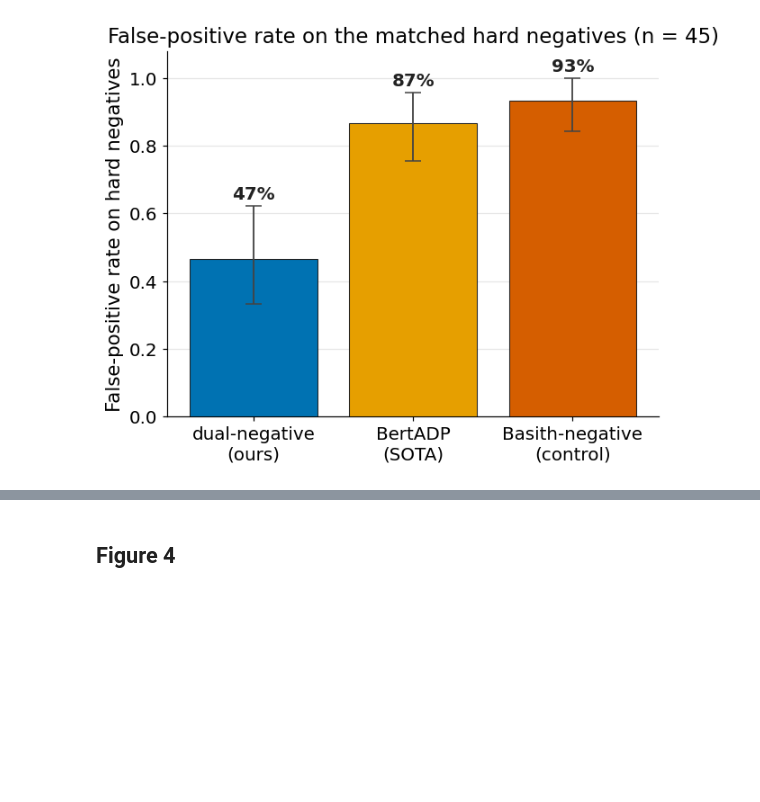
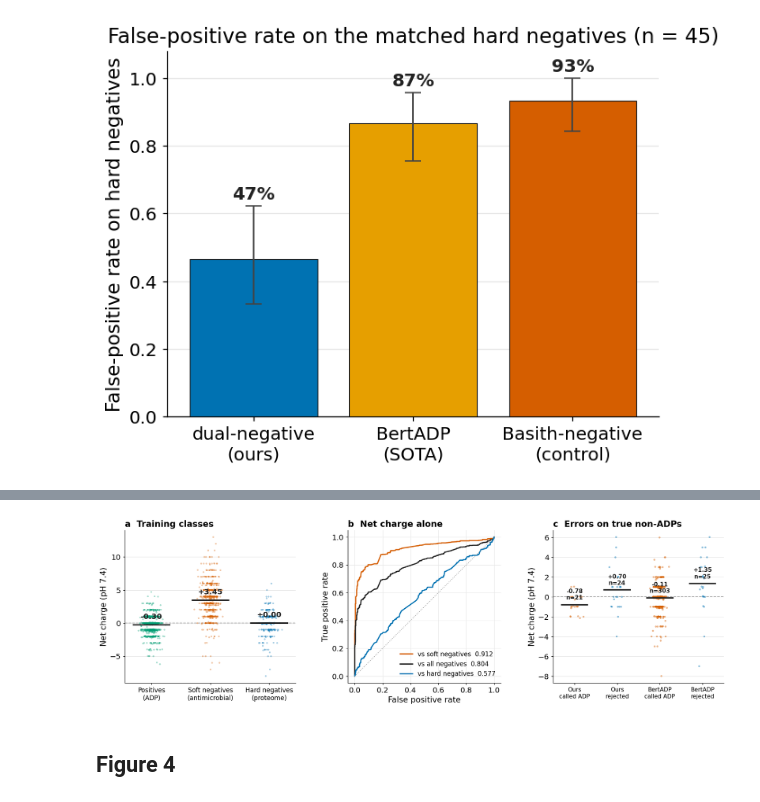
Before and after one commit to om-894/antidiabetic-peptide-classifier, a Jupyter notebook: figures.ipynb, the cells around one changed output, grey strips where cells are left out. Cells and saved outputs as stored; diff of their text form; code cells hidden in the pictures; blank space fills up the shorter version.

Commit message:
added figure for cationic charge

```diff
--- a/figures.ipynb
+++ b/figures.ipynb
@@ -76,0 +78,89 @@ saved figure_hardneg_fpr.pdf and figure_hardneg_fpr.png
+# %%
+# --- net charge as a learnable shortcut in the negative class ---
+from sklearn.metrics import roc_curve, roc_auc_score
+import numpy as np
+
+# charge as the models see it: descriptor 0 of the fused vector, in split-file row order
+fz = np.load("fusion_vectors.npz", allow_pickle=True)
+names = [str(s) for s in fz["descriptor_names"]]
+split = pd.read_csv("data/dataset_split.csv", keep_default_na=False)
+split["charge"] = fz["descriptors_raw"][:, names.index("net_charge_pH7.4")].astype(float)
+assert [str(s) for s in fz["sequences"]] == split.Sequence.tolist(), "fusion rows misaligned"
+
+tr = split[split.Split == "train"]
+GROUPS = [("Positives\n(ADP)", tr[tr.Label == 1], GREEN),
+          ("Soft negatives\n(antimicrobial)", tr[(tr.Label == 0) & (tr.NegType == "soft")], VERMILLION),
+          ("Hard negatives\n(proteome)", tr[(tr.Label == 0) & (tr.NegType == "hard")], BLUE)]
+
+fig, axes = plt.subplots(1, 3, figsize=(15.5, 4.8))
+rng = np.random.default_rng(42)
+
+# (a) where the charge sits in each training class
+ax = axes[0]
+for i, (label, g, colour) in enumerate(GROUPS):
+    ax.scatter(i + rng.normal(0, 0.075, len(g)), g.charge, s=9, color=colour,
+               alpha=0.35, edgecolor="none", zorder=2)
+    ax.hlines(g.charge.mean(), i - 0.32, i + 0.32, color="#222222", lw=2.4, zorder=4)
+    ax.annotate(f"{g.charge.mean():+.2f}", (i, g.charge.mean()), xytext=(0, 11),
+                textcoords="offset points", ha="center", fontweight="bold", color="#222222")
+ax.axhline(0, color=GREY, ls="--", lw=1.2, zorder=1)
+ax.set_xticks(range(3)); ax.set_xticklabels([g[0] for g in GROUPS], fontsize=11)
+ax.set_ylabel("Net charge (pH 7.4)")
+ax.set_title("a  Training classes", loc="left", fontweight="bold")
+ax.xaxis.grid(False); ax.set_axisbelow(True)
+
+# (b) charge alone as a classifier of the training labels
+ax = axes[1]
+CURVES = [("vs soft negatives", tr[(tr.Label == 1) | (tr.NegType == "soft")], VERMILLION),
+          ("vs all negatives", tr, "#222222"),
+          ("vs hard negatives", tr[(tr.Label == 1) | (tr.NegType == "hard")], BLUE)]
+for label, sub, colour in CURVES:
+    yneg = (sub.Label == 0).astype(int)
+    fpr, tpr, _ = roc_curve(yneg, sub.charge)
+    ax.plot(fpr, tpr, color=colour, label=f"{label}  {roc_auc_score(yneg, sub.charge):.3f}")
+ax.plot([0, 1], [0, 1], ls=":", color=GREY, lw=1.2)
+ax.set_xlabel("False positive rate"); ax.set_ylabel("True positive rate")
+ax.set_title("b  Net charge alone", loc="left", fontweight="bold")
+ax.legend(loc="lower right", fontsize=11); ax.set_aspect("equal")
+
+# (c) the rule surfacing in two independently trained models
+ax = axes[2]
+z = np.load("predictions/esm2_dora_predictions.npz", allow_pickle=True)
+p = z["esm_test"].astype(float)
+test = split[split.Split == "test"].reset_index(drop=True)
+assert [str(s) for s in z["sequences"]][-len(p):] == test.Sequence.tolist(), "test rows misaligned"
+test = test.assign(p=p)
+ours = test[(test.Label == 0) & (test.NegType == "hard")]
+
+bert = pd.read_csv("benchmark/bertadp_hardneg_all_pred.csv", keep_default_na=False)
+bert = bert.merge(split[["Sequence", "charge"]], on="Sequence", how="left")
+assert bert.charge.notna().all(), "BertADP peptides missing a charge"
+
+COLS = [("Ours\ncalled ADP", ours.charge[ours.p > 0.5], VERMILLION),
+        ("Ours\nrejected", ours.charge[ours.p <= 0.5], BLUE),
+        ("BertADP\ncalled ADP", bert.charge[bert.Prediction == 1], VERMILLION),
+        ("BertADP\nrejected", bert.charge[bert.Prediction == 0], BLUE)]
+for i, (label, vals, colour) in enumerate(COLS):
+    ax.scatter(i + rng.normal(0, 0.075, len(vals)), vals, s=11, color=colour,
+               alpha=0.45, edgecolor="none", zorder=2)
+    ax.hlines(vals.mean(), i - 0.32, i + 0.32, color="#222222", lw=2.4, zorder=4)
+    ax.annotate(f"{vals.mean():+.2f}\nn={len(vals)}", (i, vals.mean()), xytext=(0, 9),
+                textcoords="offset points", ha="center", fontsize=10,
+                fontweight="bold", color="#222222")
+ax.axhline(0, color=GREY, ls="--", lw=1.2, zorder=1)
+ax.set_xticks(range(4)); ax.set_xticklabels([c[0] for c in COLS], fontsize=10)
+ax.set_ylabel("Net charge (pH 7.4)")
+ax.set_title("c  Errors on true non-ADPs", loc="left", fontweight="bold")
+ax.xaxis.grid(False); ax.set_axisbelow(True)
+
+# cross-check every drawn number against the exported table
+src = pd.read_csv("results/phase6_5_charge_source.csv").set_index("quantity")["value"]
+assert abs(roc_auc_score((tr.Label == 0).astype(int), tr.charge)
+           - src["train_charge_auc_positives_vs_all_negatives"]) < 5e-4, "AUC drift vs phase6.5"
+assert abs(ours.charge[ours.p > 0.5].mean()
+           - src["test_hardneg_mean_charge_false_positive"]) < 5e-3, "FP charge drift vs phase6.5"
+
+
+fig.tight_layout(w_pad=2.2)
+save_figure(fig, "figure_charge_shortcut")
+# %% [output]
@@ -77,3 +168,4 @@ saved figure_hardneg_fpr.pdf and figure_hardneg_fpr.png
+[figure, added]
 # %% [markdown]
 ## Figure 4
 # %%
```
Also changed, not shown: parts of 3 cells of this notebook, 8 other files.
